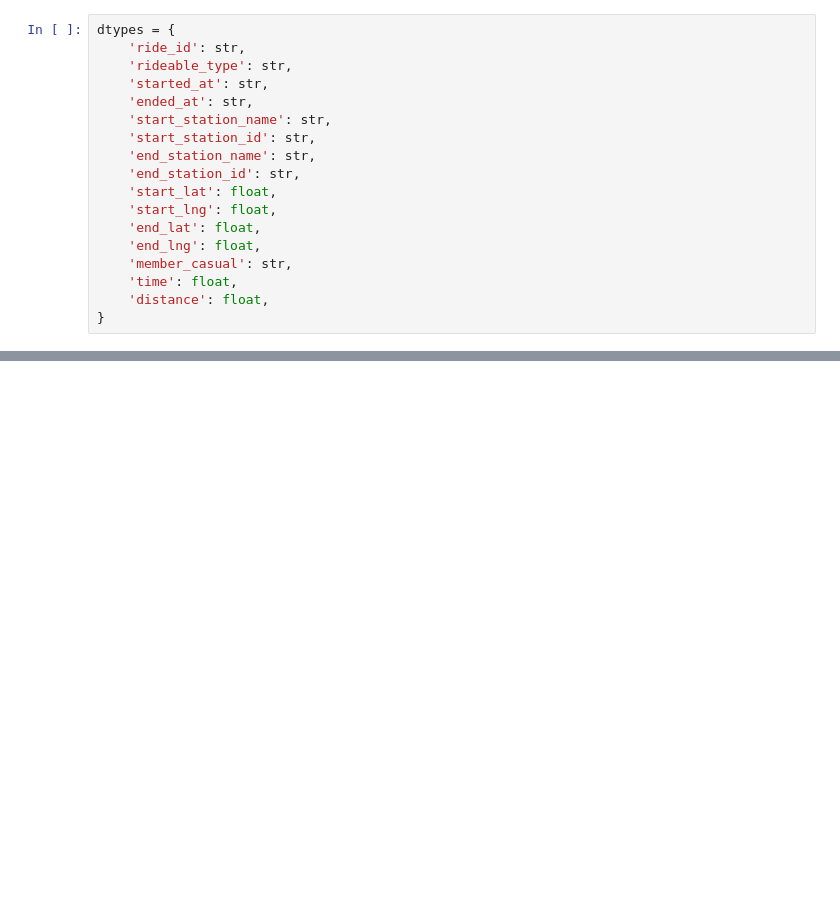
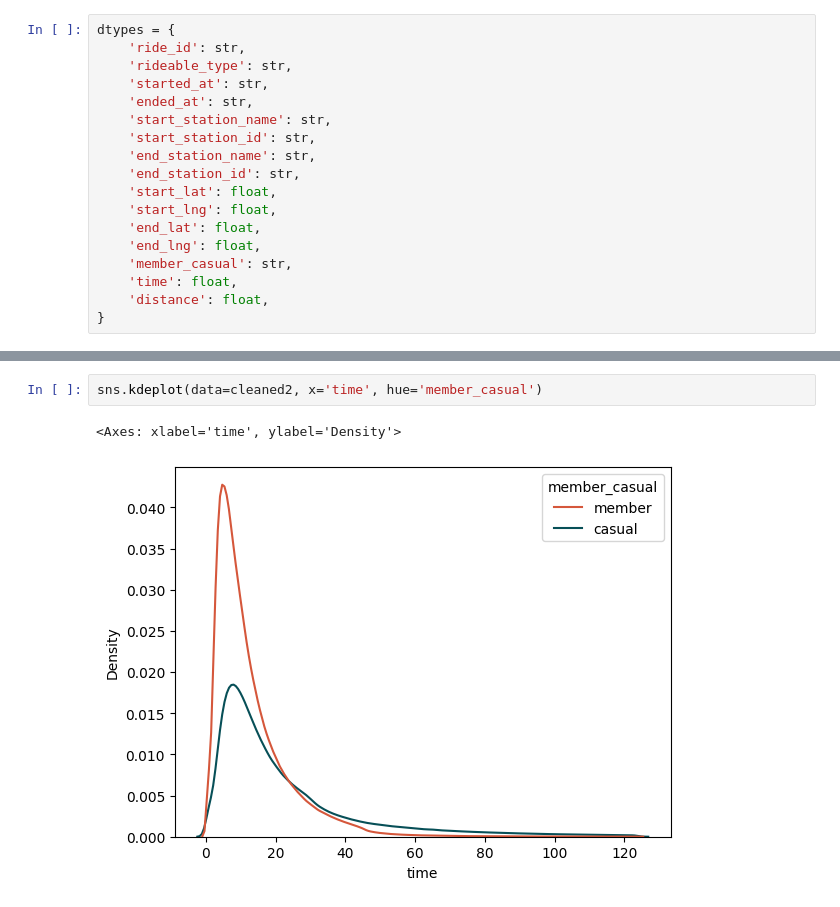
Before and after one commit to pollyren/divvy, a Jupyter notebook: eda/analysis.ipynb, the cells around one changed output, grey strips where cells are left out. Drawn from its saved outputs; the diff is of its cells as text; blank space fills up the shorter version.

```diff
--- a/eda/analysis.ipynb
+++ b/eda/analysis.ipynb
@@ -68,0 +179,5 @@ two = data[data['started_at'].dt.year == 2022]
+# %%
+sns.kdeplot(data=cleaned2, x='time', hue='member_casual')
+# %% [output]
+<Axes: xlabel='time', ylabel='Density'>
+[figure, added]
```
Also changed, not shown: parts of 26 cells of this notebook.
